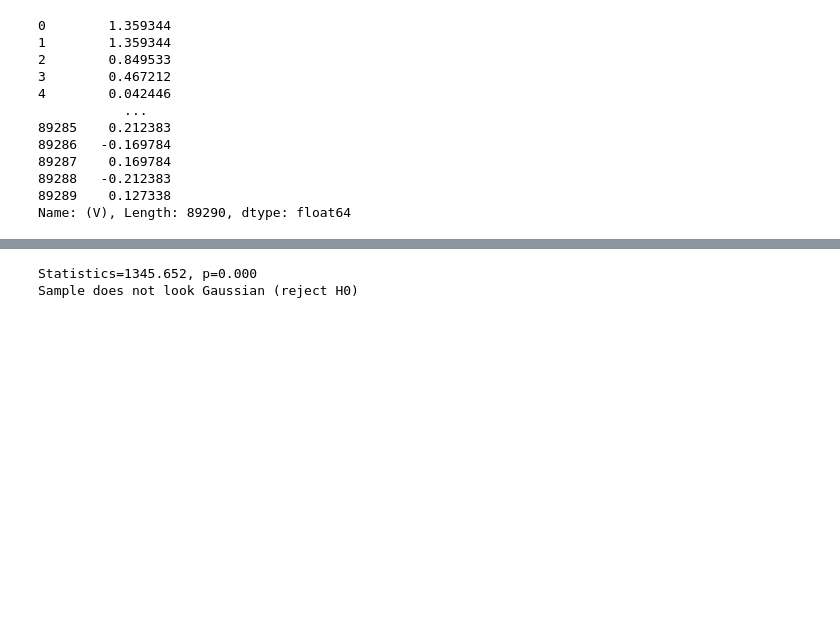
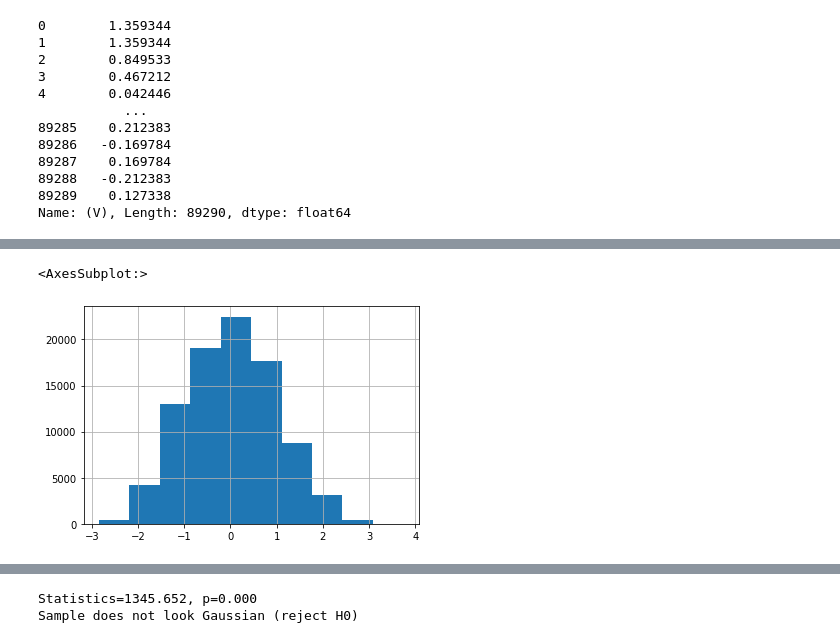
Before and after one commit to emanbuc/noise, a Jupyter notebook: assignment2.ipynb, the cells around one changed output, grey strips where cells are left out. Cells and saved outputs as stored; diff of their text form; code cells hidden in the pictures; blank space fills up the shorter version.

```diff
--- a/assignment2.ipynb
+++ b/assignment2.ipynb
@@ -132,0 +133,5 @@ data30.plot(kind= 'density')
+# %%
+data30.loc[:,"(V)"].hist(bins=10)
+# %% [output]
+<AxesSubplot:>
+[figure, added]
```
Also changed, not shown: parts of 10 cells of this notebook.
